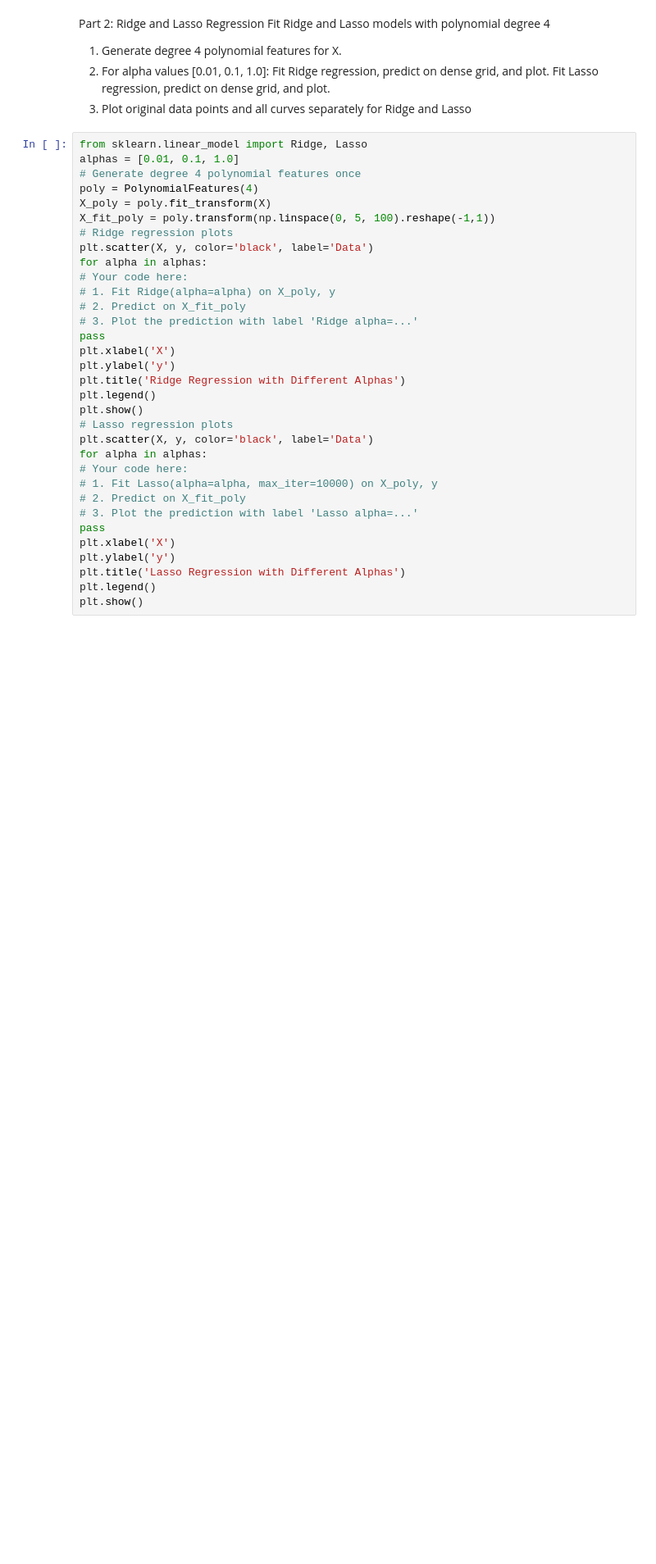
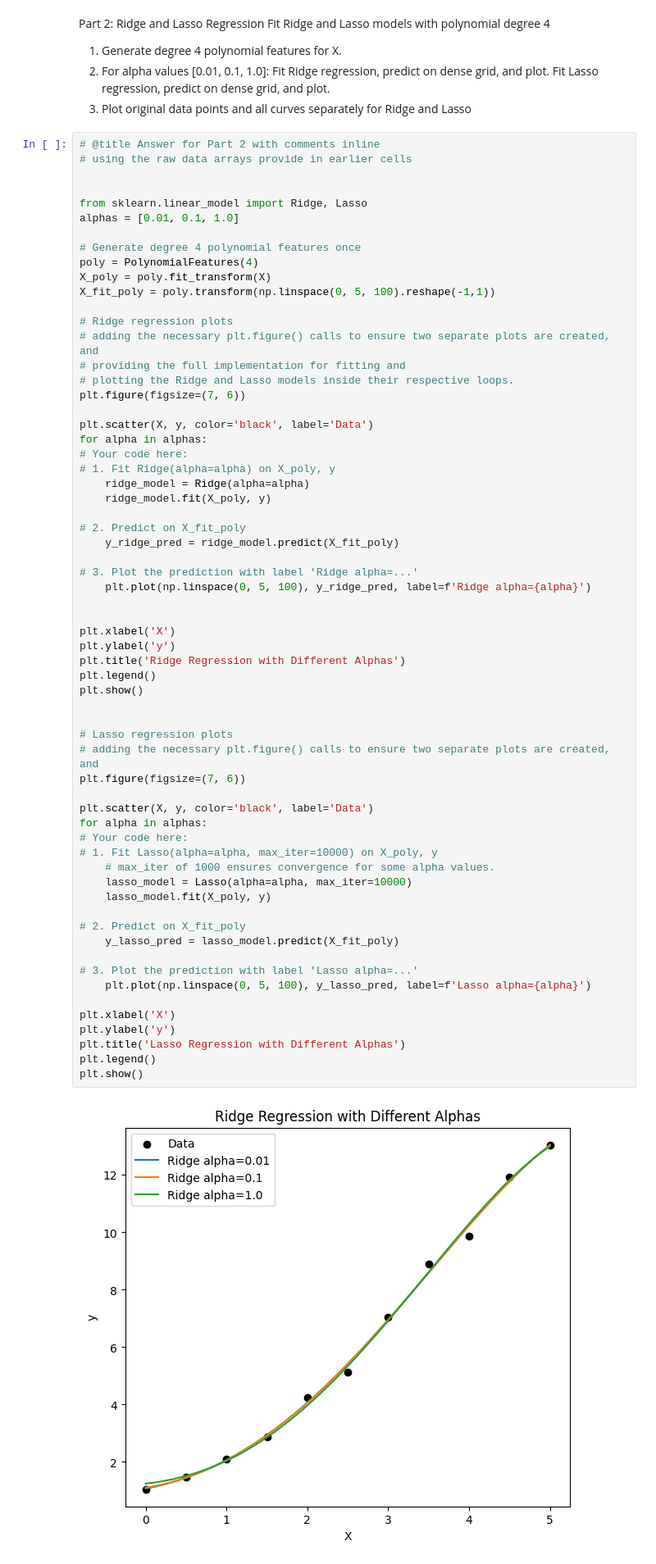
Before and after one commit to iotpelican/ml-llm-course-work, a Jupyter notebook: ss_T27_hw_03_bonus.ipynb, the cells around one changed output. Shown: that part at 82% size. Cells and saved outputs as stored; diff of their text form; blank space fills up the shorter version.

```diff
--- a/ss_T27_hw_03_bonus.ipynb
+++ b/ss_T27_hw_03_bonus.ipynb
@@ -62,35 +114,67 @@ Fit Ridge regression, predict on dense grid, and plot.
 Fit Lasso regression, predict on dense grid, and plot.
 3. Plot original data points and all curves separately for Ridge and Lasso
 # %%
+# @title Answer for Part 2 with comments inline
+# using the raw data arrays provide in earlier cells
+
+
 from sklearn.linear_model import Ridge, Lasso
 alphas = [0.01, 0.1, 1.0]
+
 # Generate degree 4 polynomial features once
 poly = PolynomialFeatures(4)
 X_poly = poly.fit_transform(X)
 X_fit_poly = poly.transform(np.linspace(0, 5, 100).reshape(-1,1))
+
 # Ridge regression plots
+# adding the necessary plt.figure() calls to ensure two separate plots are created, and
+# providing the full implementation for fitting and
+# plotting the Ridge and Lasso models inside their respective loops.
+plt.figure(figsize=(7, 6))
+
 plt.scatter(X, y, color='black', label='Data')
 for alpha in alphas:
 # Your code here:
 # 1. Fit Ridge(alpha=alpha) on X_poly, y
+    ridge_model = Ridge(alpha=alpha)
+    ridge_model.fit(X_poly, y)
+
 # 2. Predict on X_fit_poly
+    y_ridge_pred = ridge_model.predict(X_fit_poly)
+
 # 3. Plot the prediction with label 'Ridge alpha=...'
-pass
+    plt.plot(np.linspace(0, 5, 100), y_ridge_pred, label=f'Ridge alpha={alpha}')
+
+
 plt.xlabel('X')
 plt.ylabel('y')
 plt.title('Ridge Regression with Different Alphas')
 plt.legend()
 plt.show()
+
+
 # Lasso regression plots
+# adding the necessary plt.figure() calls to ensure two separate plots are created, and
+plt.figure(figsize=(7, 6))
+
 plt.scatter(X, y, color='black', label='Data')
 for alpha in alphas:
 # Your code here:
 # 1. Fit Lasso(alpha=alpha, max_iter=10000) on X_poly, y
+    # max_iter of 1000 ensures convergence for some alpha values.
+    lasso_model = Lasso(alpha=alpha, max_iter=10000)
+    lasso_model.fit(X_poly, y)
+
 # 2. Predict on X_fit_poly
+    y_lasso_pred = lasso_model.predict(X_fit_poly)
+
 # 3. Plot the prediction with label 'Lasso alpha=...'
-pass
+    plt.plot(np.linspace(0, 5, 100), y_lasso_pred, label=f'Lasso alpha={alpha}')
+
 plt.xlabel('X')
 plt.ylabel('y')
 plt.title('Lasso Regression with Different Alphas')
 plt.legend()
 plt.show()
+# %% [output]
+[figure, added]
```
Also changed, not shown: parts of 7 cells of this notebook.
